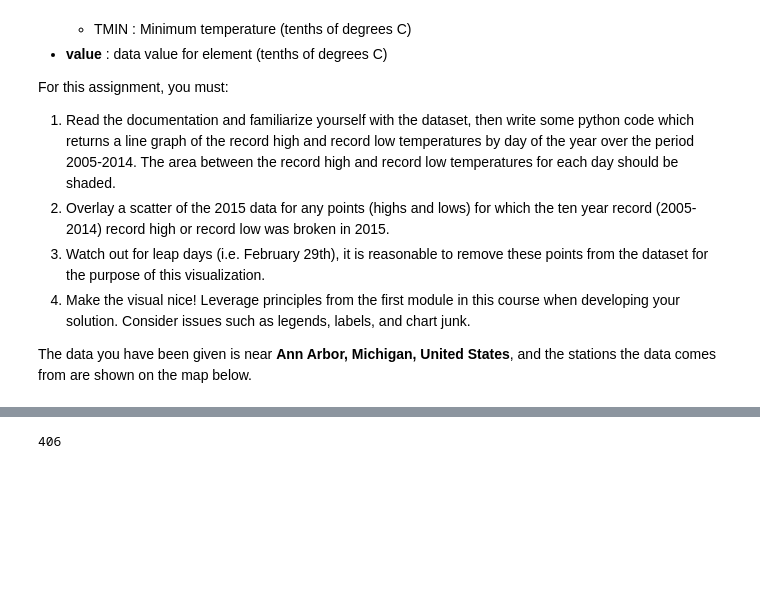
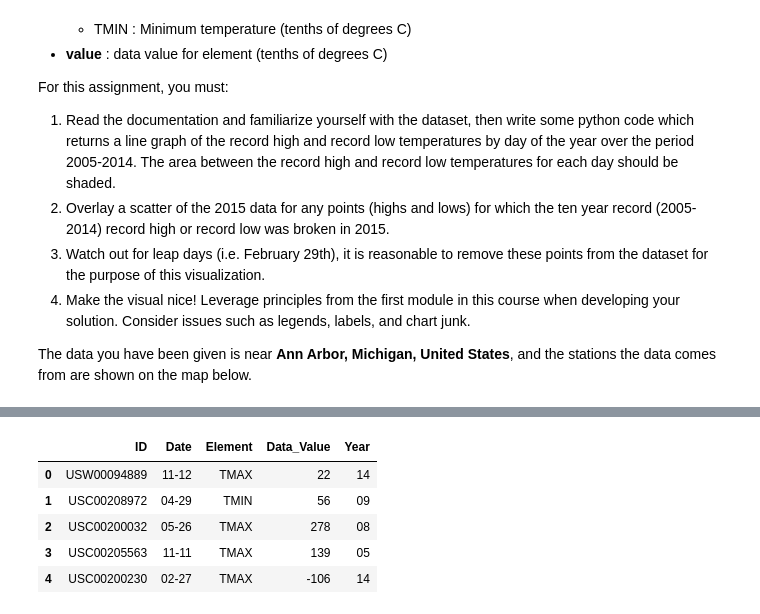
Before and after one commit to wysiib/coursera-applied-data-science-with-python, a Jupyter notebook: applied-plotting-charting-and-data-representation-in-python/week2/Assignment2.ipynb, the cells around one changed output, grey strips where cells are left out. Saved outputs shown, nothing was run; the diff lists cells and outputs as text; code cells hidden in the pictures; blank space fills up the shorter version.

```diff
--- a/applied-plotting-charting-and-data-representation-in-python/week2/Assignment2.ipynb
+++ b/applied-plotting-charting-and-data-representation-in-python/week2/Assignment2.ipynb
@@ -53,26 +53,22 @@ leaflet_plot_stations(400,'fb441e62df2d58994928907a91895ec62c2c42e6cd075c2700843
 # %%
 %matplotlib notebook
 import matplotlib.pyplot as plt
-import numpy as np
 import mplleaflet
 import pandas as pd
 
 df = pd.read_csv('data/C2A2_data/BinnedCsvs_d400/fb441e62df2d58994928907a91895ec62c2c42e6cd075c2700843b89.csv'.format(400))
 
 # drop leap days
 df = df[df['Date'].map(lambda x: not x.endswith('-02-29'))]
 
-df_max = df[df['Element'] == 'TMAX']
-df_max = df_max.groupby('Date').max()
-
-df_min = df[df['Element'] == 'TMIN']
-df_min = df_min.groupby('Date').min()
-
-observation_dates = list(map(pd.to_datetime, df_max.index))
-
-record_min = df_min[df_min.index < '2015']['Data_Value'].min()
-record_max = df_max[df_max.index < '2015']['Data_Value'].max()
-
-record_max
+# split year and month-day
+df['Year'] = df['Date'].map(lambda x: pd.to_datetime(x).strftime('%y'))
+df['Date'] = df['Date'].map(lambda x: pd.to_datetime(x).strftime('%m-%d'))
+df.head()
 # %% [output]
-406
+|  | ID | Date | Element | Data_Value | Year |
+| 0 | USW00094889 | 11-12 | TMAX | 22 | 14 |
+| 1 | USC00208972 | 04-29 | TMIN | 56 | 09 |
+| 2 | USC00200032 | 05-26 | TMAX | 278 | 08 |
+| 3 | USC00205563 | 11-11 | TMAX | 139 | 05 |
+| 4 | USC00200230 | 02-27 | TMAX | -106 | 14 |
```
Also changed, not shown: parts of 9 cells of this notebook, 1 other file.
